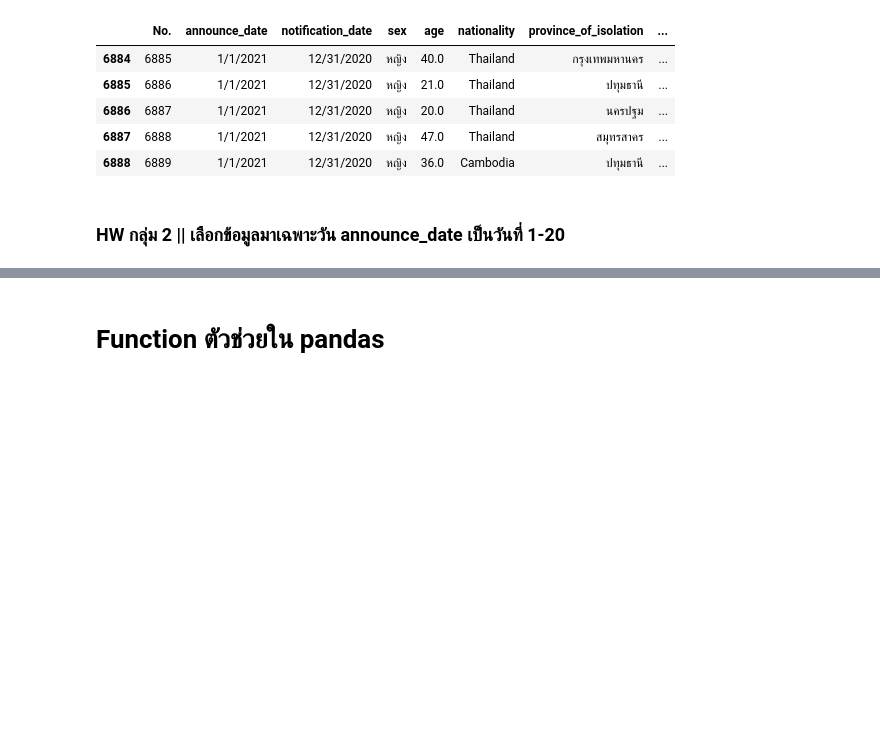
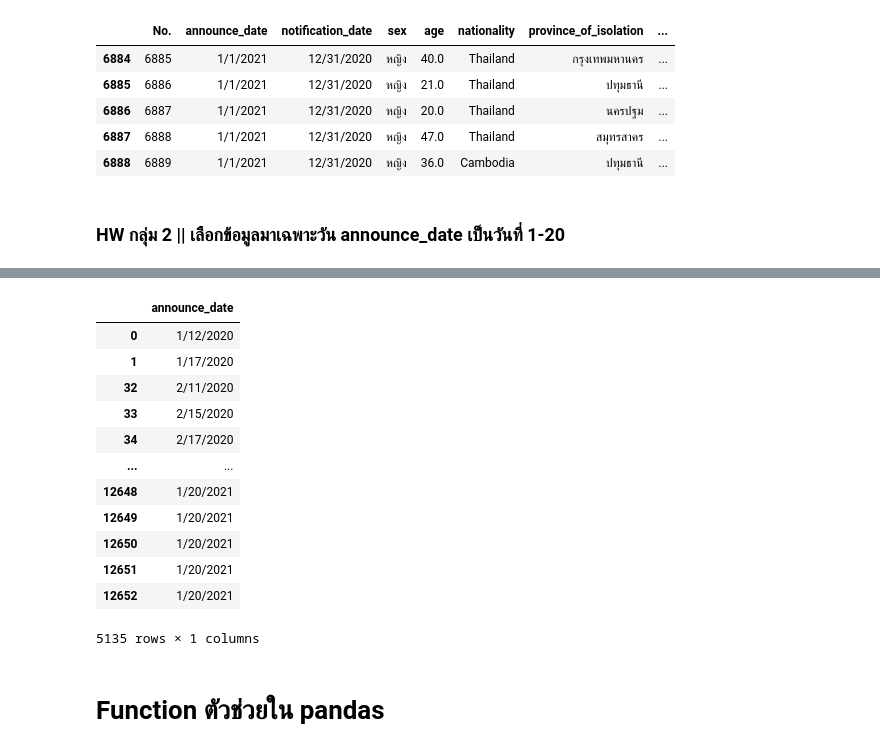
Before and after one commit to suwitchaya17/data_viz_2022, a Jupyter notebook: Pandas101.ipynb, the cells around one changed output, grey strips where cells are left out. Drawn from its saved outputs; the diff is of its cells as text; code cells hidden in the pictures; blank space fills up the shorter version.

```diff
--- a/Pandas101.ipynb
+++ b/Pandas101.ipynb
@@ -849,3 +867,26 @@ data_covid[TF].head()
+# %%
+TF=list() # กำ TF=listว่าง
+for each_row in this_data.iterrows(): #
+    if each_row[1]['announce_date'].split('/')[1] <= '20': #
+        TF.append(True) #
+    else:
+        TF.append(False) #
+
+this_data[TF] #
+# %% [output]
+|  | announce_date |
+| 0 | 1/12/2020 |
+| 1 | 1/17/2020 |
+| 32 | 2/11/2020 |
+| 33 | 2/15/2020 |
+| 34 | 2/17/2020 |
+| ... | ... |
+| 12648 | 1/20/2021 |
+| 12649 | 1/20/2021 |
+| 12650 | 1/20/2021 |
+| 12651 | 1/20/2021 |
+| 12652 | 1/20/2021 |
+5135 rows × 1 columns
 # %% [markdown]
 # Function ตัวช่วยใน pandas
 # %% [markdown]
```
Also changed, not shown: parts of 2 cells of this notebook.
